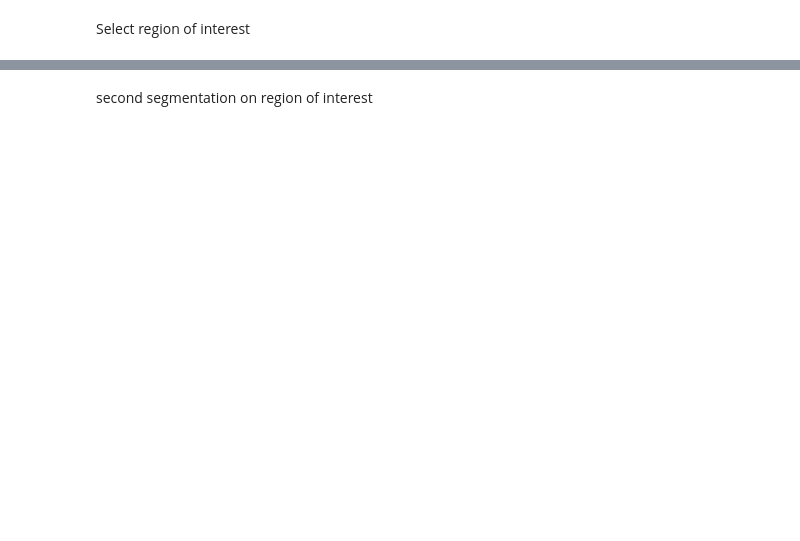
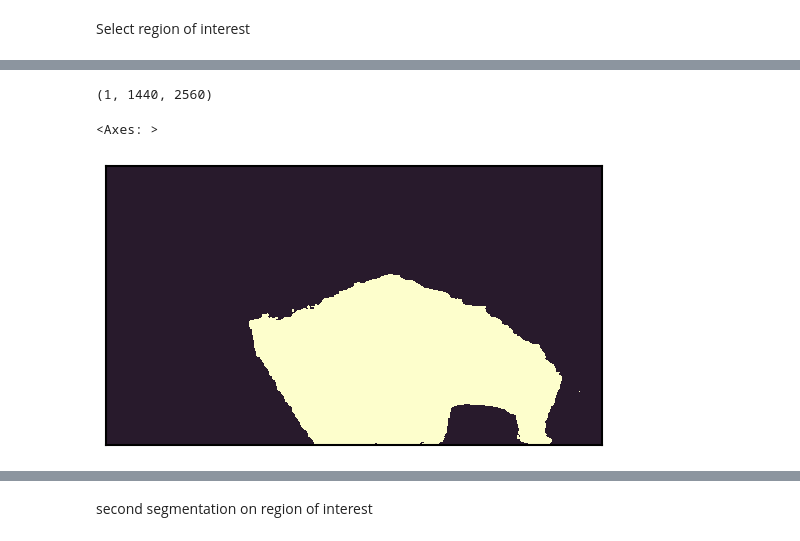
Before and after one commit to jlabra/easy-scrap, a Jupyter notebook: dagster_easyscraptracker/notebooks/segment_test.ipynb, the cells around one changed output, grey strips where cells are left out. Drawn from its saved outputs; the diff is of its cells as text; code cells hidden in the pictures; blank space fills up the shorter version.

```diff
--- a/dagster_easyscraptracker/notebooks/segment_test.ipynb
+++ b/dagster_easyscraptracker/notebooks/segment_test.ipynb
@@ -95,4 +94,13 @@ masks, scores, logits = mask_predictor.predict(
 )
+# %%
+masks.shape
+# %% [output]
+(1, 1440, 2560)
+# %%
+isns.imshow(np.transpose(masks, (1, 2, 0)))
+# %% [output]
+<Axes: >
+[figure, added]
 # %%
 #input_box = np.array([700, 500, 2500, 1430])
 x, y = box[0], box[1]
```
Also changed, not shown: parts of 26 cells of this notebook, 1 other file.
